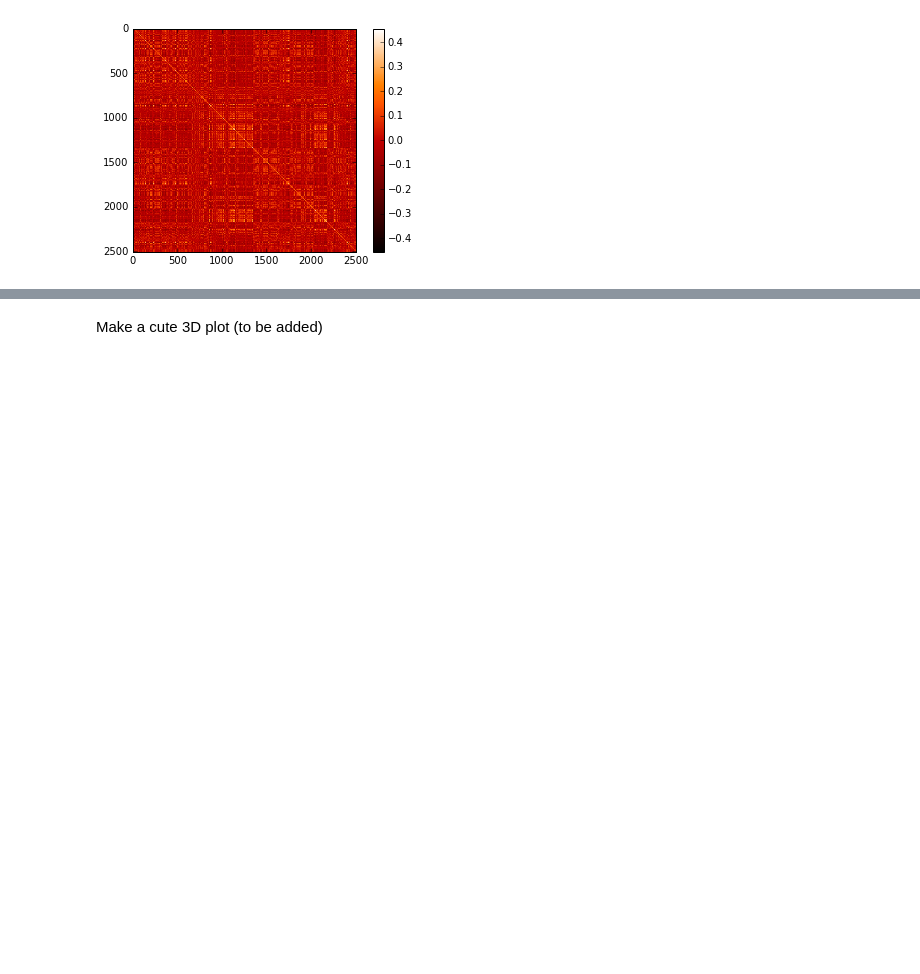
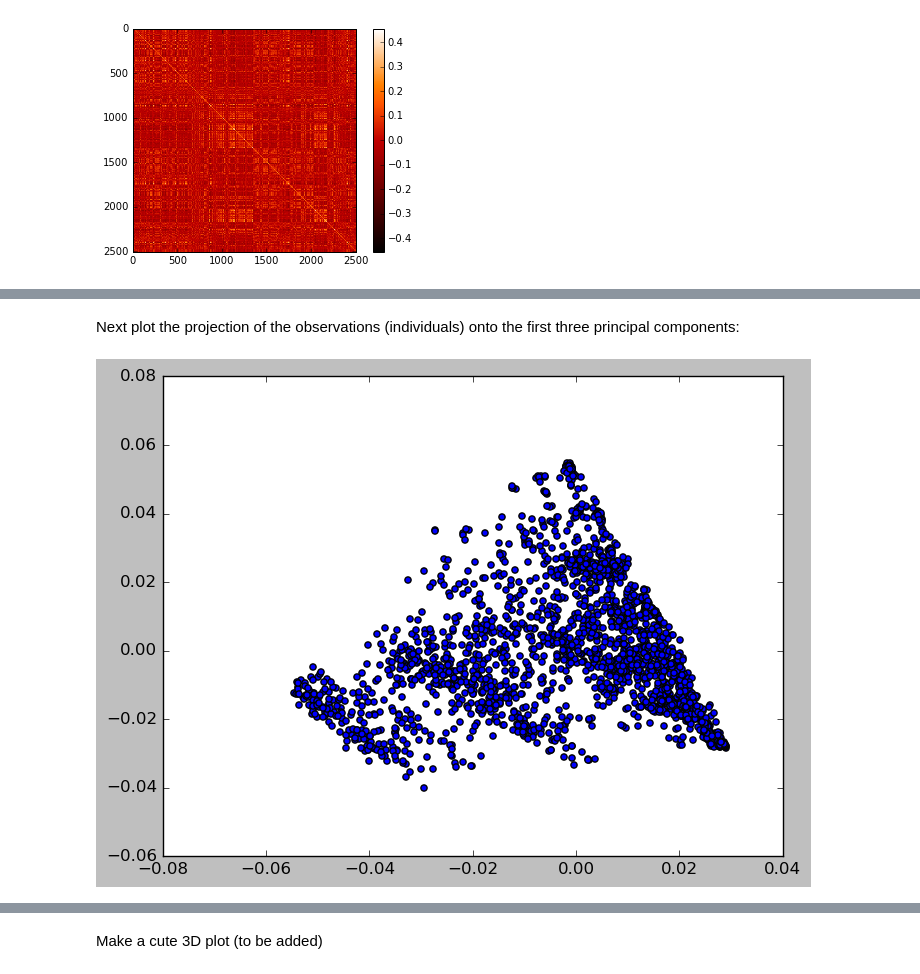
Before and after one commit to ksens/scidb-notebooks, a Jupyter notebook: 1000G.ipynb, the cells around one changed output, grey strips where cells are left out. Drawn from its saved outputs; the diff is of its cells as text; code cells hidden in the pictures; blank space fills up the shorter version.

Commit message:
added scatter plot for PCA

```diff
--- a/1000G.ipynb
+++ b/1000G.ipynb
@@ -239,0 +240,7 @@ download = svded[:, 0:3].toarray()
+# %% [markdown]
+Next plot the projection of the observations (individuals) onto the first three principal components:
+# %%
+plt.scatter(download[:,0], download[:,1])
+plt.show()
+# %% [output]
+[figure, added]
```
Also changed, not shown: parts of 10 cells of this notebook.
